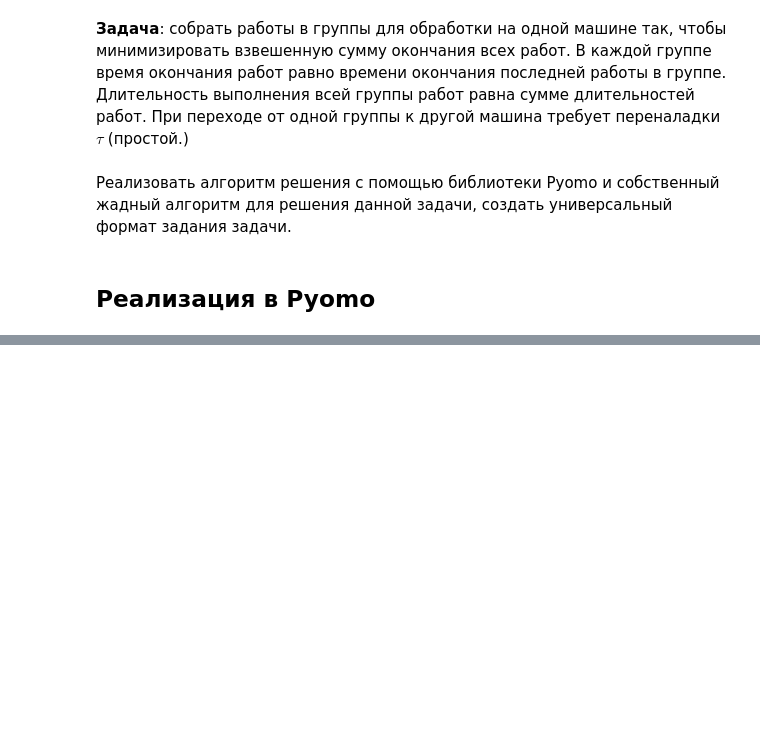
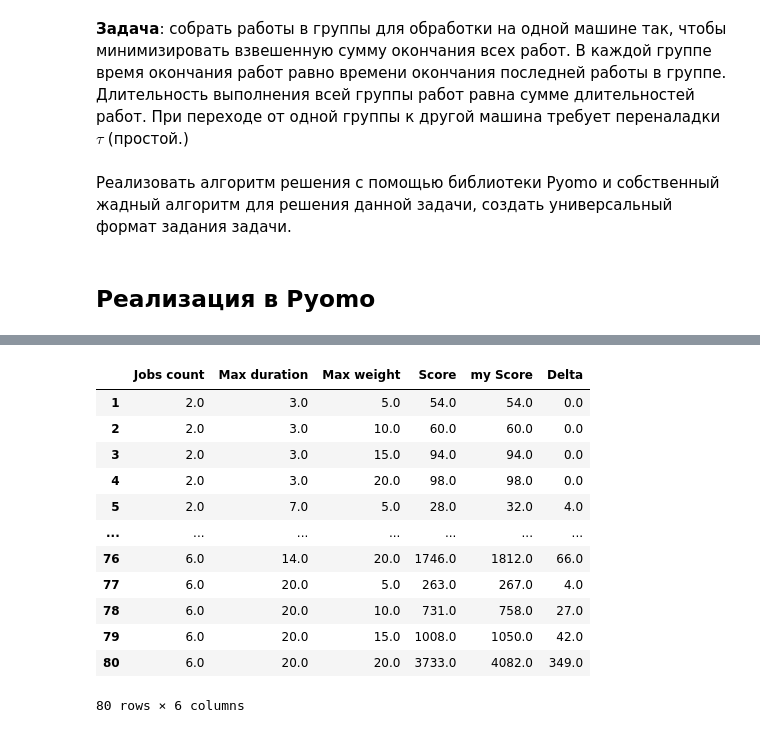
Before and after one commit to Igor743646/Optimization-Methods, a Jupyter notebook: Lab5/Lab5.ipynb, the cells around one changed output, grey strips where cells are left out. Cells and saved outputs as stored; diff of their text form; code cells hidden in the pictures; blank space fills up the shorter version.

```diff
--- a/Lab5/Lab5.ipynb
+++ b/Lab5/Lab5.ipynb
@@ -246,0 +292,17 @@ Test("task2.json")
+# %%
+df = pd.DataFrame(columns=["Jobs count", "Max duration", "Max weight", "Score", "my Score", "Delta"])
+idx = 0
+for jobs_count in range(2, 7):
+        for max_duration in [3, 7, 14, 20]:
+            for max_weight in [5, 10, 15, 20]:
+                idx += 1
+
+                WriteJson(script.create_task(jobs_count, max_duration, 0, 20, max_weight))
+                DATA = ReadJson(name="task.json")
+                JOBS = DATA["JOBS"]
+
+                s1, s2 = Test("task.json", verbose = True)
+
+                df.loc[idx] = [jobs_count, max_duration, max_weight, s1, s2, abs(s2-s1) if s1 is not None else None]
+
+                print(f"[{idx}] Task with params: {[jobs_count, max_duration, max_weight]} solved.")
@@ -246,0 +327,16 @@ Test("task2.json")
+# %%
+df
+# %% [output]
+|  | Jobs count | Max duration | Max weight | Score | my Score | Delta |
+| 1 | 2.0 | 3.0 | 5.0 | 54.0 | 54.0 | 0.0 |
+| 2 | 2.0 | 3.0 | 10.0 | 60.0 | 60.0 | 0.0 |
+| 3 | 2.0 | 3.0 | 15.0 | 94.0 | 94.0 | 0.0 |
+| 4 | 2.0 | 3.0 | 20.0 | 98.0 | 98.0 | 0.0 |
+| 5 | 2.0 | 7.0 | 5.0 | 28.0 | 32.0 | 4.0 |
+| ... | ... | ... | ... | ... | ... | ... |
+| 76 | 6.0 | 14.0 | 20.0 | 1746.0 | 1812.0 | 66.0 |
+| 77 | 6.0 | 20.0 | 5.0 | 263.0 | 267.0 | 4.0 |
+| 78 | 6.0 | 20.0 | 10.0 | 731.0 | 758.0 | 27.0 |
+| 79 | 6.0 | 20.0 | 15.0 | 1008.0 | 1050.0 | 42.0 |
+| 80 | 6.0 | 20.0 | 20.0 | 3733.0 | 4082.0 | 349.0 |
+80 rows × 6 columns
```
Also changed, not shown: parts of 9 cells of this notebook, 6 other files.
